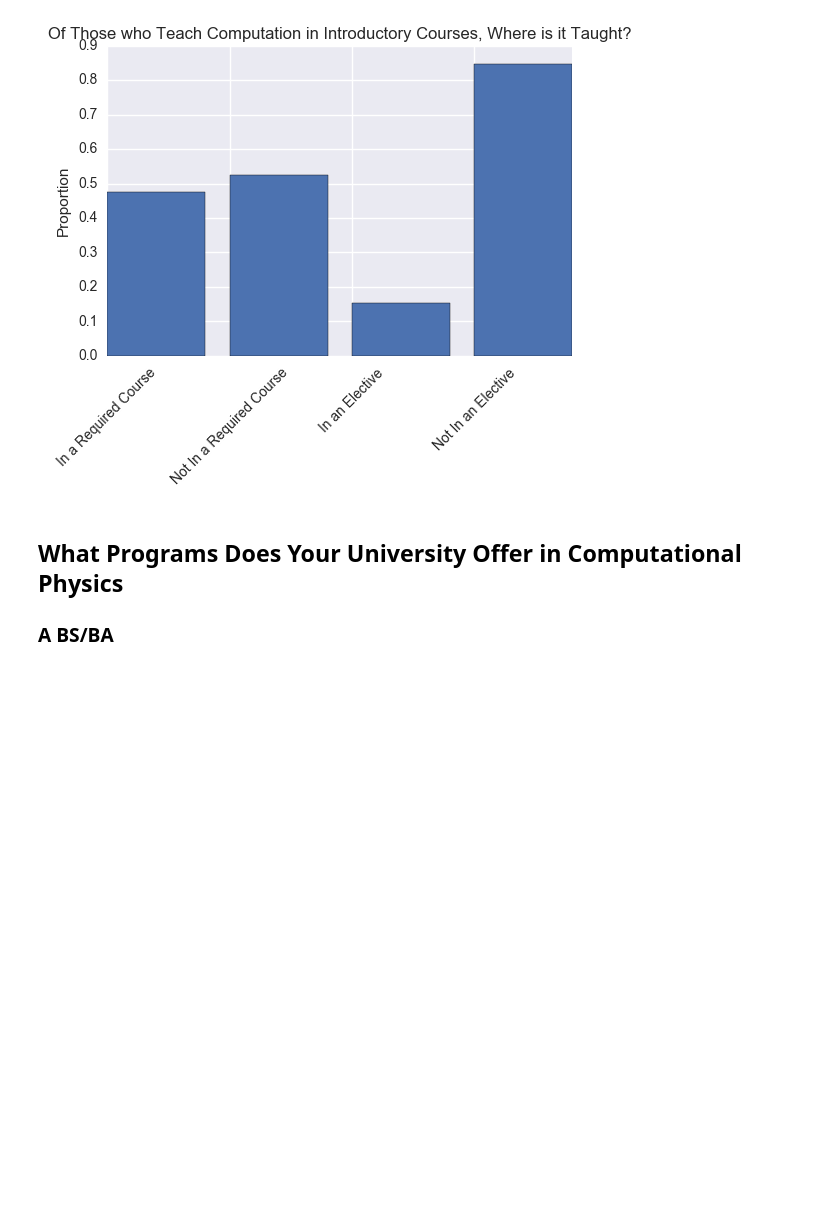
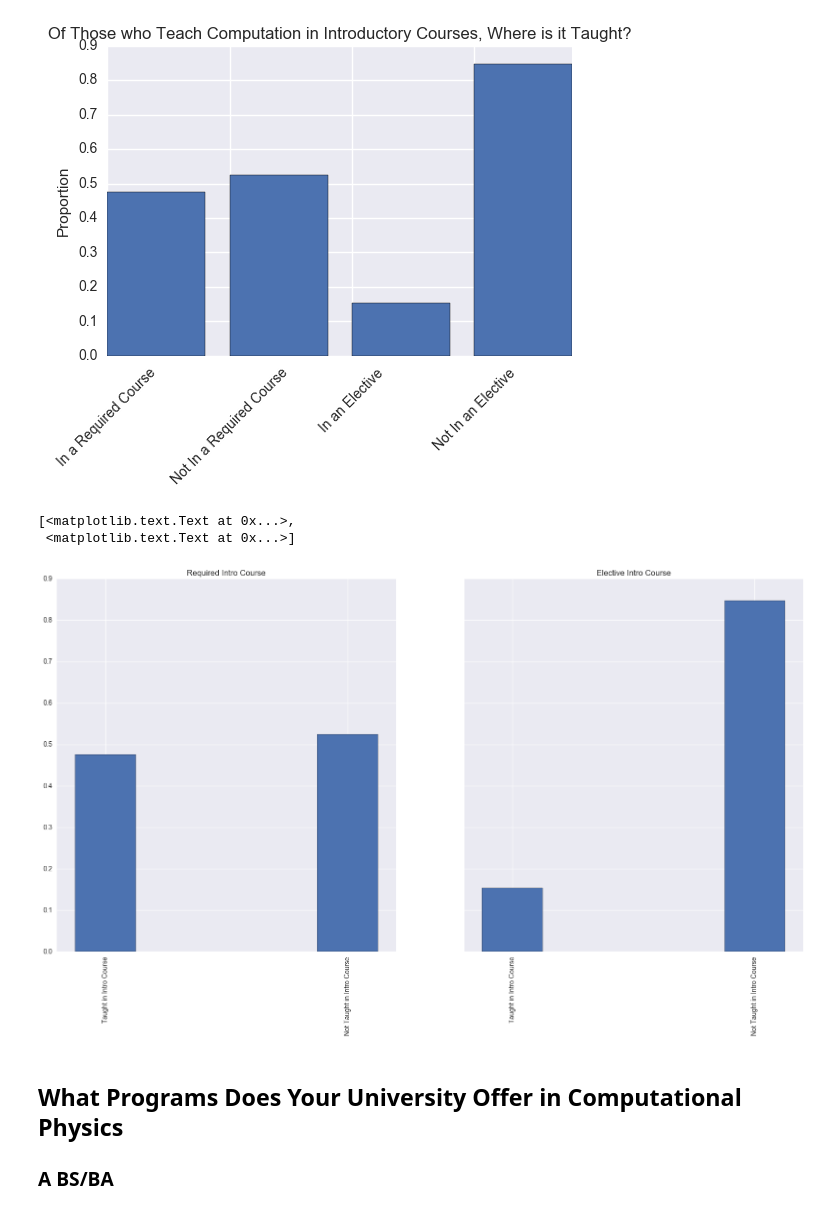
Before and after one commit to PERLMSU/Computational-Education-Data, a Jupyter notebook: Predictors of Computation in introductory Courses.ipynb, the cells around one changed output. Drawn from its saved outputs; the diff is of its cells as text; code cells hidden in the pictures; blank space fills up the shorter version.

```diff
--- a/Predictors of Computation in introductory Courses.ipynb
+++ b/Predictors of Computation in introductory Courses.ipynb
@@ -42,6 +42,24 @@ plt.ylabel('Proportion')
 # %% [output]
 <matplotlib.text.Text at 0x...>
 [figure]
+# %%
+f, (ax1, ax2) = plt.subplots(1, 2, sharey=True, figsize=(20,10))
+ticks2 = [1,2]
+xticklabels=['Taught in Intro Course', 'Not Taught in Intro Course']
+Com_Dir_dist_ax1 = [Prop_Intro_Course_Required_Y, Prop_Intro_Course_Required_N]
+Com_Dir_dist_ax2 = [Prop_Intro_Course_Elective_Y, Prop_Intro_Course_Elective_N]
+ax2.bar(ticks2,Com_Dir_dist_ax2,width=.25, align='center')
+ax1.bar(ticks2,Com_Dir_dist_ax1,width=.25, align='center')
+ax1.set_title('Required Intro Course')
+ax2.set_title('Elective Intro Course')
+ax1.set_xticks(ticks2)
+ax1.set_xticklabels(xticklabels, rotation=90)
+ax2.set_xticks(ticks2)
+ax2.set_xticklabels(xticklabels, rotation=90)
+# %% [output]
+[<matplotlib.text.Text at 0x...>,
+ <matplotlib.text.Text at 0x...>]
+[figure, added]
 # %% [markdown]
 ## What Programs Does Your University Offer in Computational Physics
 ### A BS/BA
```
Also changed, not shown: parts of 111 cells of this notebook.
